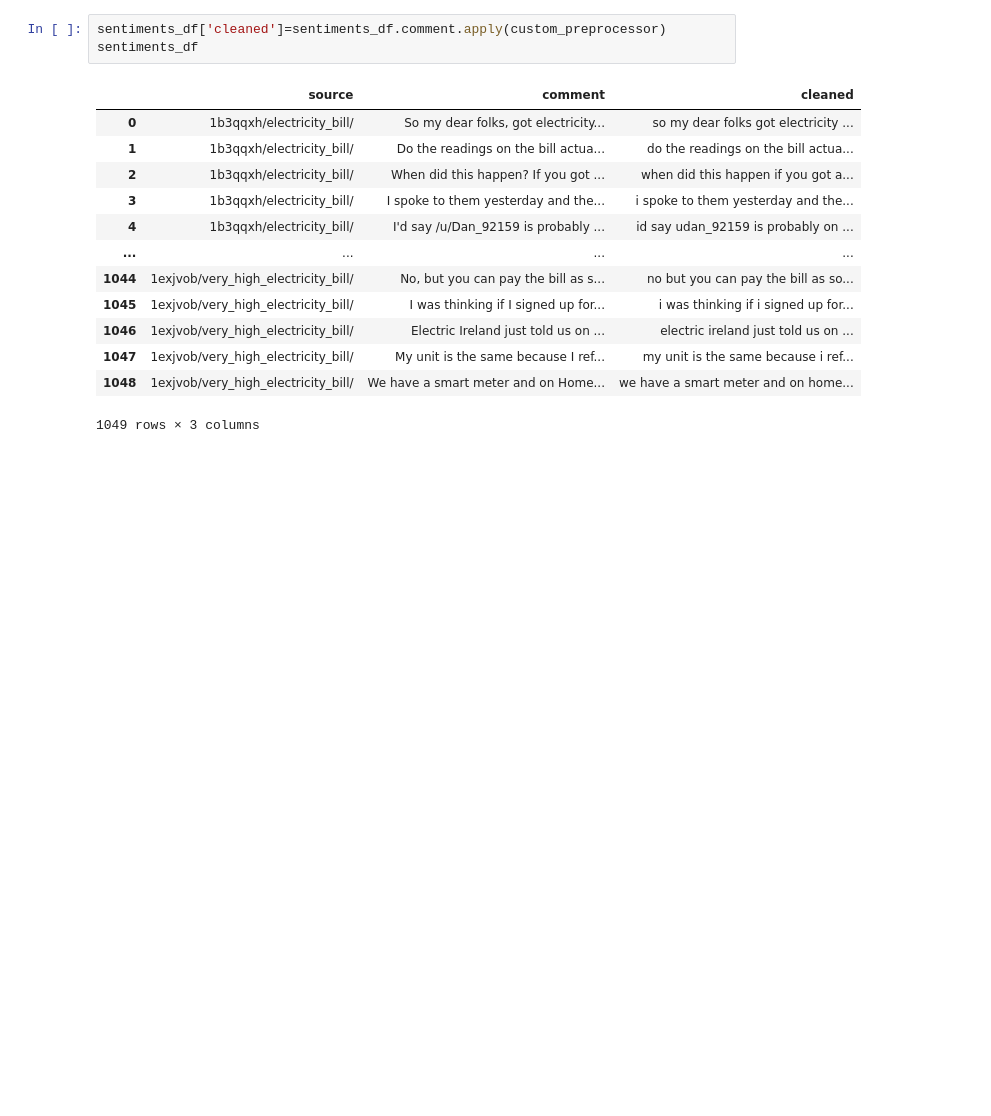
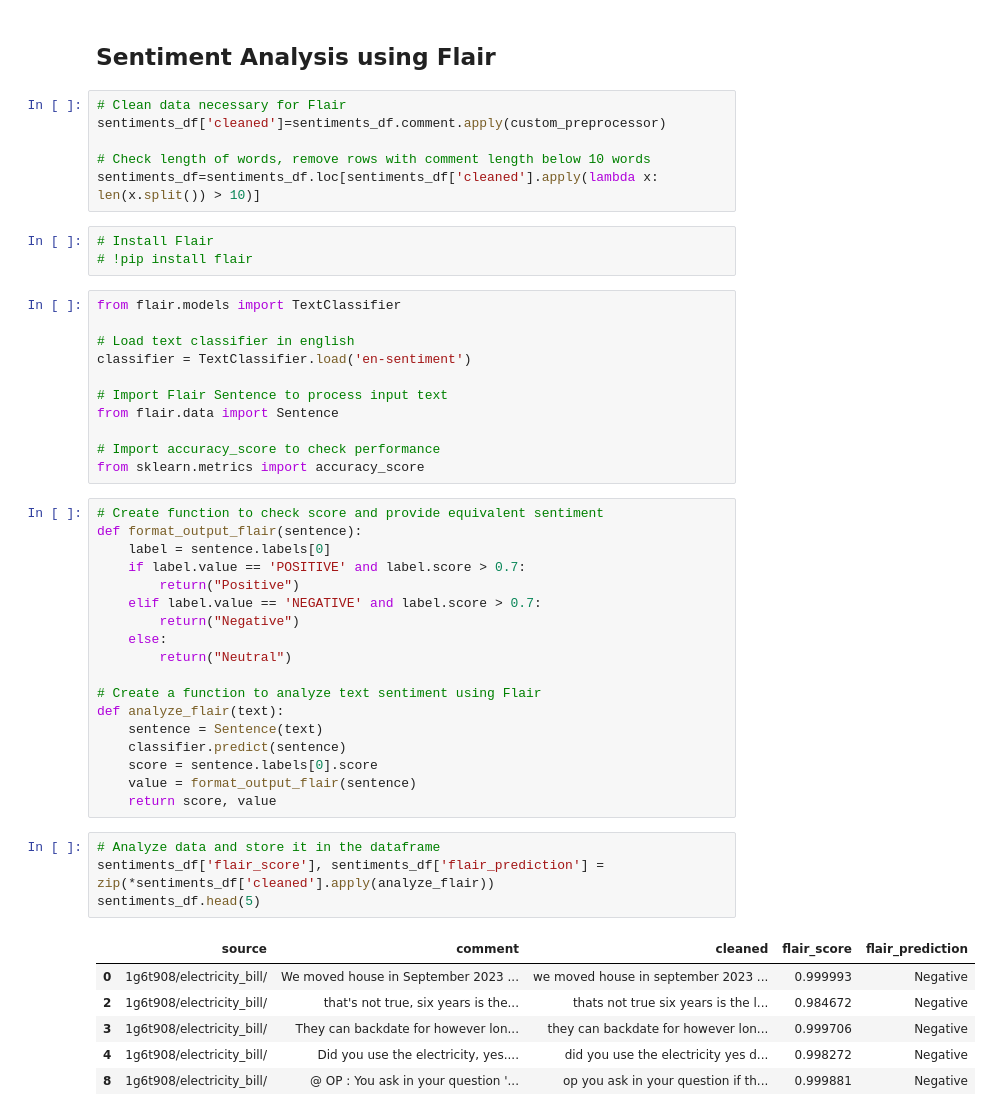
Before and after one commit to montuyajoel/IRL-Renewable-Energy-Forecasting, a Jupyter notebook: Sentiment Analysis - Energy.ipynb, the cells around one changed output. Drawn from its saved outputs; the diff is of its cells as text; blank space fills up the shorter version.

```diff
--- a/Sentiment Analysis - Energy.ipynb
+++ b/Sentiment Analysis - Energy.ipynb
@@ -162,17 +380,51 @@ sentiments_df_with_tokens
+# %% [markdown]
+## Sentiment Analysis using Flair
 # %%
+# Clean data necessary for Flair
 sentiments_df['cleaned']=sentiments_df.comment.apply(custom_preprocessor)
-sentiments_df
+
+# Check length of words, remove rows with comment length below 10 words
+sentiments_df=sentiments_df.loc[sentiments_df['cleaned'].apply(lambda x: len(x.split()) > 10)]
-# %% [output]
-|  | source | comment | cleaned |
-| 0 | 1b3qqxh/electricity_bill/ | So my dear folks, got electricity... | so my dear folks got electricity ... |
-| 1 | 1b3qqxh/electricity_bill/ | Do the readings on the bill actua... | do the readings on the bill actua... |
-| 2 | 1b3qqxh/electricity_bill/ | When did this happen? If you got ... | when did this happen if you got a... |
-| 3 | 1b3qqxh/electricity_bill/ | I spoke to them yesterday and the... | i spoke to them yesterday and the... |
-| 4 | 1b3qqxh/electricity_bill/ | I'd say /u/Dan_92159 is probably ... | id say udan_92159 is probably on ... |
-| ... | ... | ... | ... |
-| 1044 | 1exjvob/very_high_electricity_bill/ | No, but you can pay the bill as s... | no but you can pay the bill as so... |
-| 1045 | 1exjvob/very_high_electricity_bill/ | I was thinking if I signed up for... | i was thinking if i signed up for... |
-| 1046 | 1exjvob/very_high_electricity_bill/ | Electric Ireland just told us on ... | electric ireland just told us on ... |
-| 1047 | 1exjvob/very_high_electricity_bill/ | My unit is the same because I ref... | my unit is the same because i ref... |
-| 1048 | 1exjvob/very_high_electricity_bill/ | We have a smart meter and on Home... | we have a smart meter and on home... |
-1049 rows × 3 columns
+# %%
+# Install Flair
+# !pip install flair
+# %%
+from flair.models import TextClassifier
+
+# Load text classifier in english
+classifier = TextClassifier.load('en-sentiment')
+
+# Import Flair Sentence to process input text
+from flair.data import Sentence
+
+# Import accuracy_score to check performance
+from sklearn.metrics import accuracy_score
+# %%
+# Create function to check score and provide equivalent sentiment
+def format_output_flair(sentence):
+    label = sentence.labels[0]
+    if label.value == 'POSITIVE' and label.score > 0.7:
+        return("Positive")
+    elif label.value == 'NEGATIVE' and label.score > 0.7:
+        return("Negative")
+    else:
+        return("Neutral")
+
+# Create a function to analyze text sentiment using Flair
+def analyze_flair(text):
+    sentence = Sentence(text)
+    classifier.predict(sentence)
+    score = sentence.labels[0].score
+    value = format_output_flair(sentence)
+    return score, value
+# %%
+# Analyze data and store it in the dataframe
+sentiments_df['flair_score'], sentiments_df['flair_prediction'] = zip(*sentiments_df['cleaned'].apply(analyze_flair))
+sentiments_df.head(5)
+# %% [output]
+|  | source | comment | cleaned | flair_score | flair_prediction |
+| 0 | 1g6t908/electricity_bill/ | We moved house in September 2023 ... | we moved house in september 2023 ... | 0.999993 | Negative |
+| 2 | 1g6t908/electricity_bill/ | that's not true, six years is the... | thats not true six years is the l... | 0.984672 | Negative |
+| 3 | 1g6t908/electricity_bill/ | They can backdate for however lon... | they can backdate for however lon... | 0.999706 | Negative |
+| 4 | 1g6t908/electricity_bill/ | Did you use the electricity, yes.... | did you use the electricity yes d... | 0.998272 | Negative |
+| 8 | 1g6t908/electricity_bill/ | @ OP : You ask in your question '... | op you ask in your question if th... | 0.999881 | Negative |
```
Also changed, not shown: parts of 32 cells of this notebook, 1 other file.
